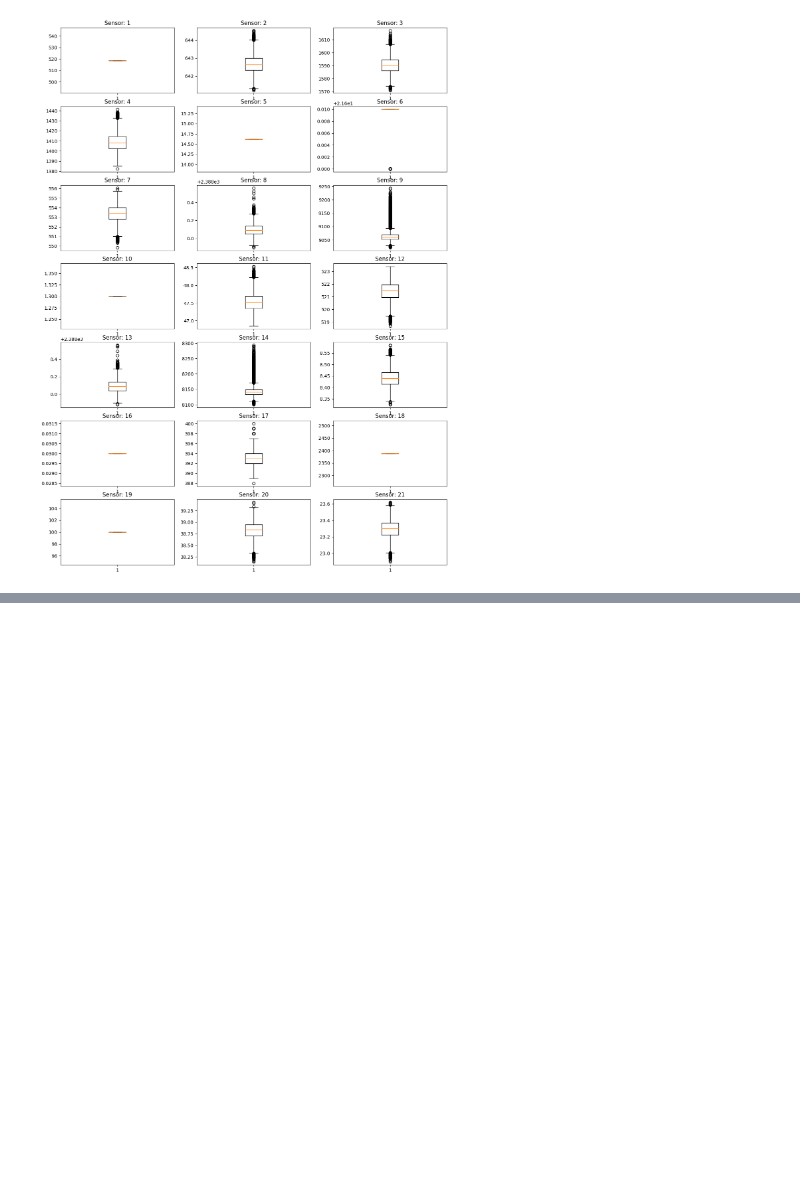
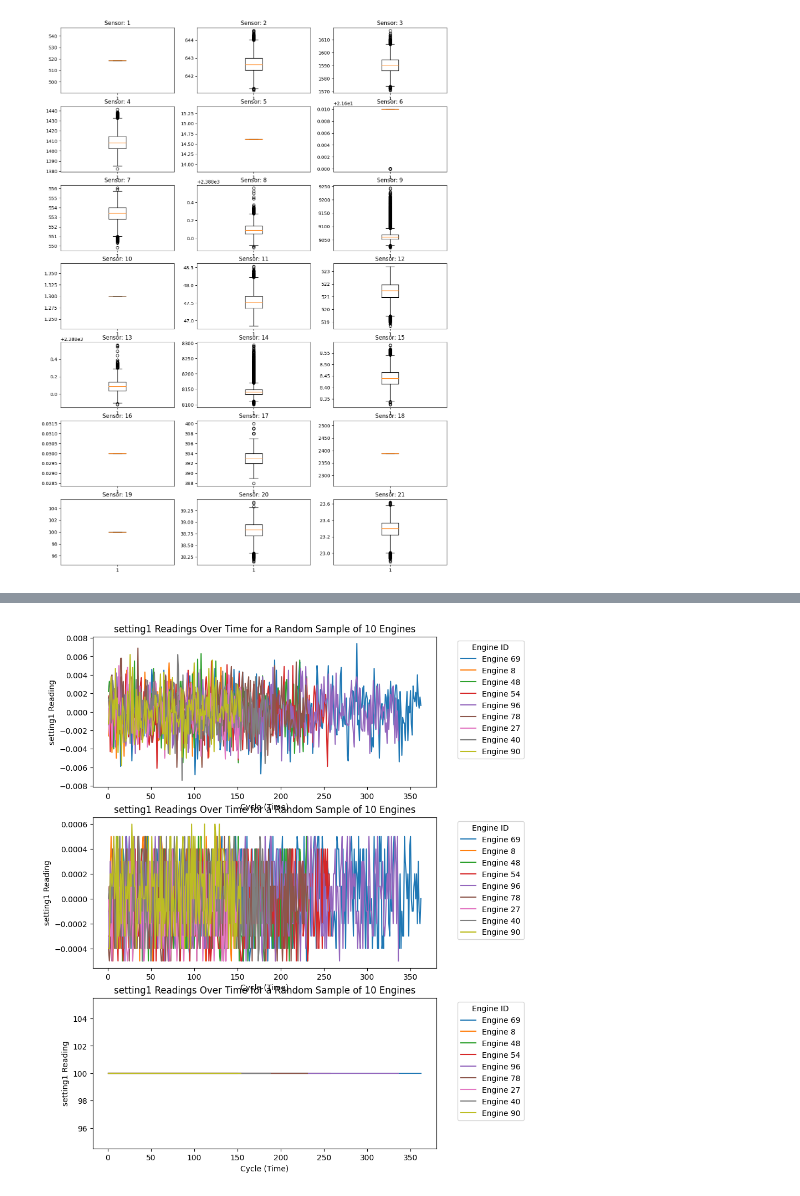
Before and after one commit to sh3ngsh3ng/CMAPSS_GRP_2, a Jupyter notebook: exploratory.ipynb, the cells around one changed output, grey strips where cells are left out. Drawn from its saved outputs; the diff is of its cells as text; code cells hidden in the pictures; blank space fills up the shorter version.

```diff
--- a/exploratory.ipynb
+++ b/exploratory.ipynb
@@ -25,0 +125,16 @@ plt.show()
+# %%
+# Plotting  the settings
+fig, axes = plt.subplots(3, 1, figsize=(8, 12))
+for i, setting in enumerate(settings_col_names):
+    # ax = axes[i] if len(sensors_col_index) > 1 else axes
+    ax = axes[i]
+    for engine_id in random_engines:
+        engine_data = train_df[train_df['engine_id'] == engine_id]
+        ax.plot(engine_data['cycle'], engine_data[setting], label=f'Engine {engine_id}')
+
+    ax.set_title(f'{sensor} Readings Over Time for a Random Sample of 10 Engines')
+    ax.set_xlabel('Cycle (Time)')
+    ax.set_ylabel(f'{sensor} Reading')
+    ax.legend(title='Engine ID', bbox_to_anchor=(1.05, 1), loc='upper left')
+# %% [output]
+[figure, added]
```
Also changed, not shown: parts of 10 cells of this notebook, 2 other files.
